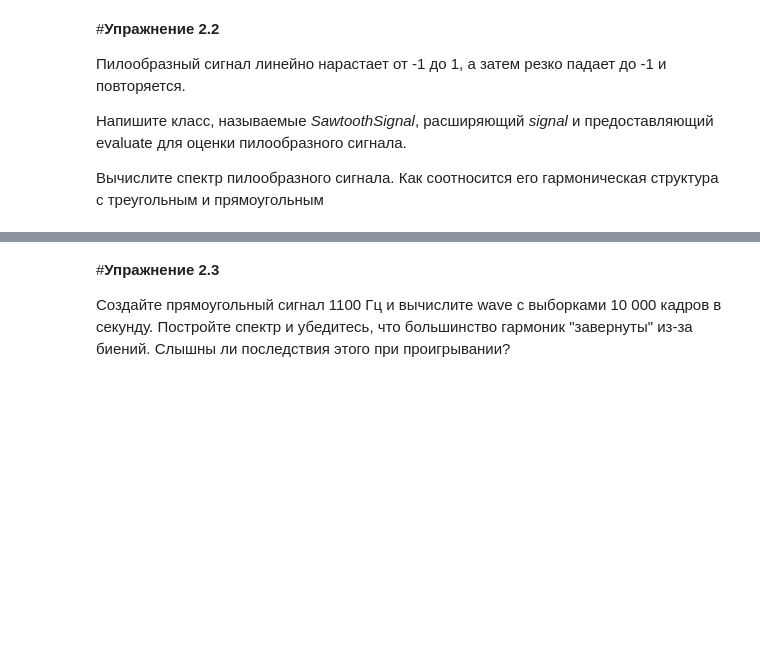
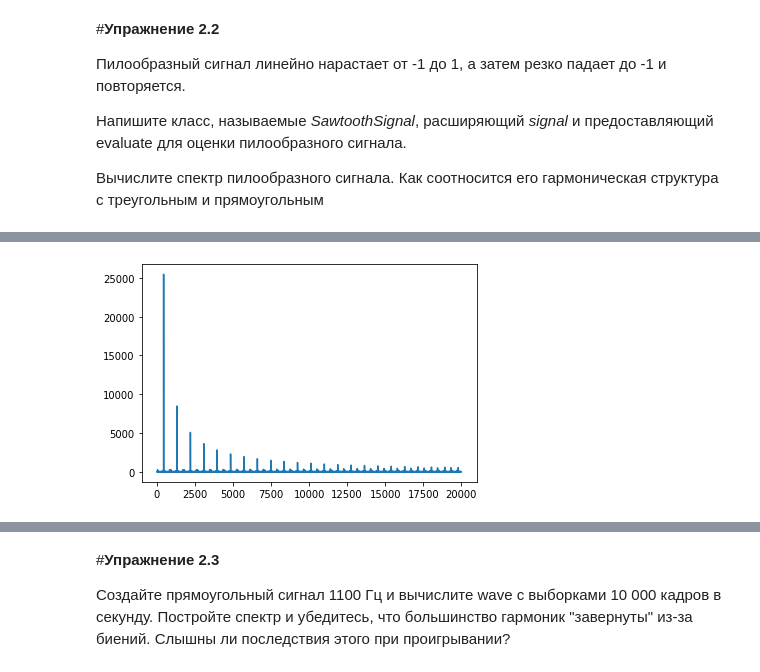
Before and after one commit to DenZhid/TelecommunicationSystemsLabs, a Jupyter notebook: Lab2.ipynb, the cells around one changed output, grey strips where cells are left out. Cells and saved outputs as stored; diff of their text form; code cells hidden in the pictures; blank space fills up the shorter version.

```diff
--- a/Lab2.ipynb
+++ b/Lab2.ipynb
@@ -17,0 +68,5 @@
+# %%
+square_wave = square_signal.make_wave(duration=1, framerate=40000)
+square_wave.make_spectrum().plot()
+# %% [output]
+[figure, added]
```
Also changed, not shown: parts of 6 cells of this notebook.
